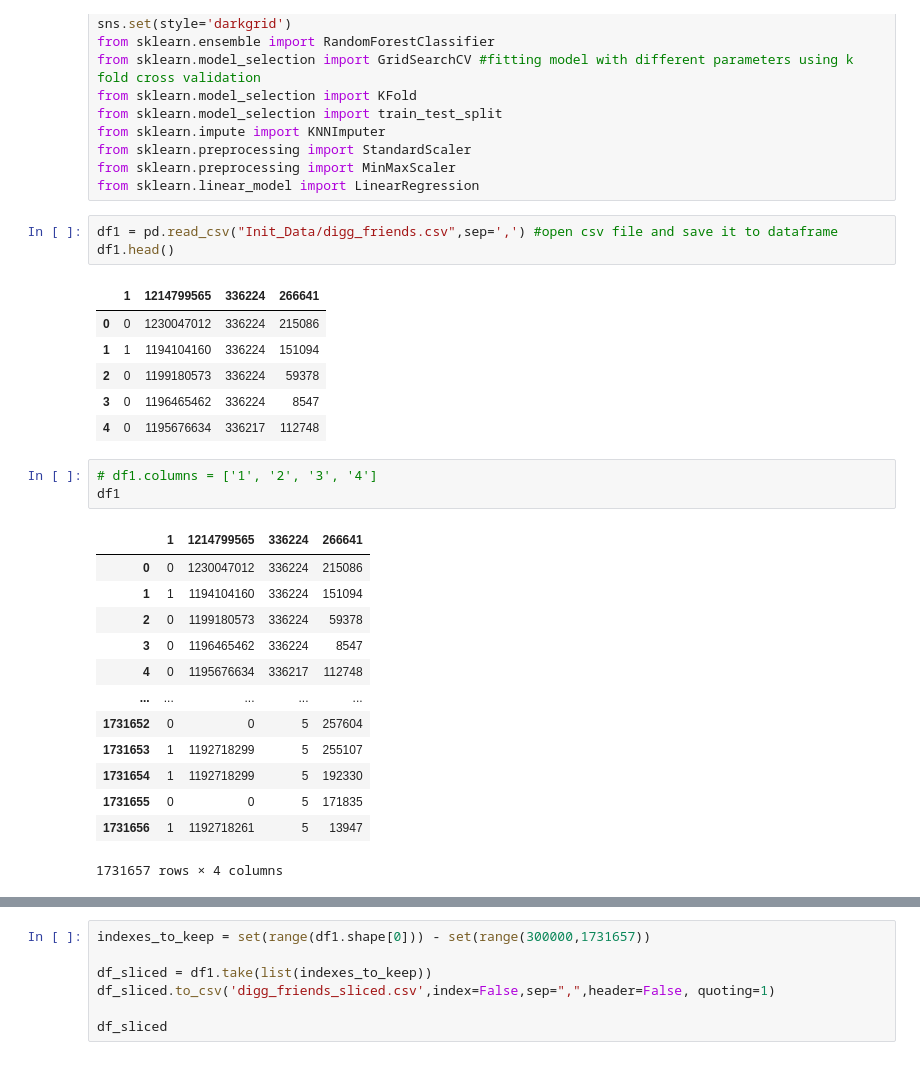
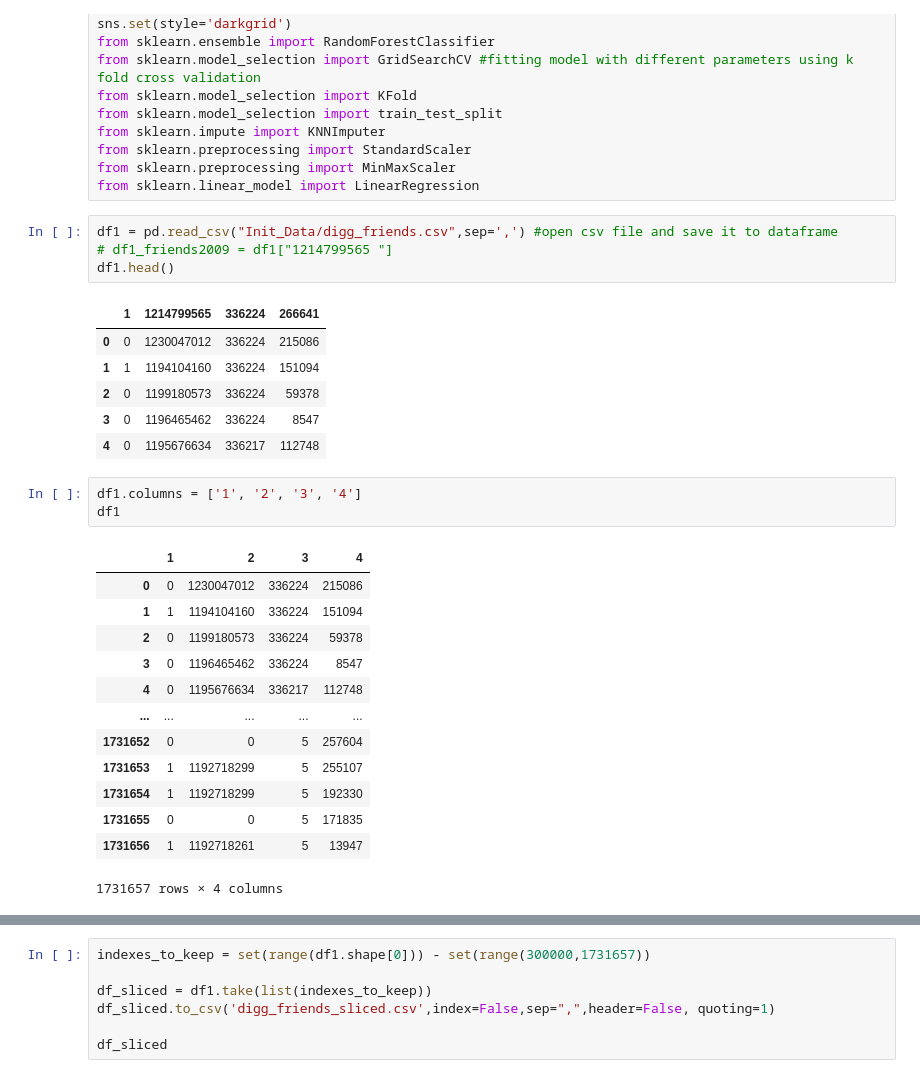
Before and after one commit to Skoyntoyflis/IMINFECTOR, a Jupyter notebook: Data/Digg/healthcare.ipynb, the cells around one changed output, grey strips where cells are left out. Drawn from its saved outputs; the diff is of its cells as text.

```diff
--- a/Data/Digg/healthcare.ipynb
+++ b/Data/Digg/healthcare.ipynb
@@ -16,6 +16,7 @@ from sklearn.preprocessing import MinMaxScaler
 from sklearn.linear_model import LinearRegression
 # %%
 df1 = pd.read_csv("Init_Data/digg_friends.csv",sep=',') #open csv file and save it to dataframe
+# df1_friends2009 = df1["1214799565	"]
 df1.head()
 # %% [output]
 |  | 1 | 1214799565 | 336224 | 266641 |
@@ -25,10 +26,10 @@ df1.head()
 | 3 | 0 | 1196465462 | 336224 | 8547 |
 | 4 | 0 | 1195676634 | 336217 | 112748 |
 # %%
-# df1.columns = ['1', '2', '3', '4']
+df1.columns = ['1', '2', '3', '4']
 df1
 # %% [output]
-|  | 1 | 1214799565 | 336224 | 266641 |
+|  | 1 | 2 | 3 | 4 |
 | 0 | 0 | 1230047012 | 336224 | 215086 |
 | 1 | 1 | 1194104160 | 336224 | 151094 |
 | 2 | 0 | 1199180573 | 336224 | 59378 |
```
Also changed, not shown: parts of 1 cell of this notebook, 2 other files.
